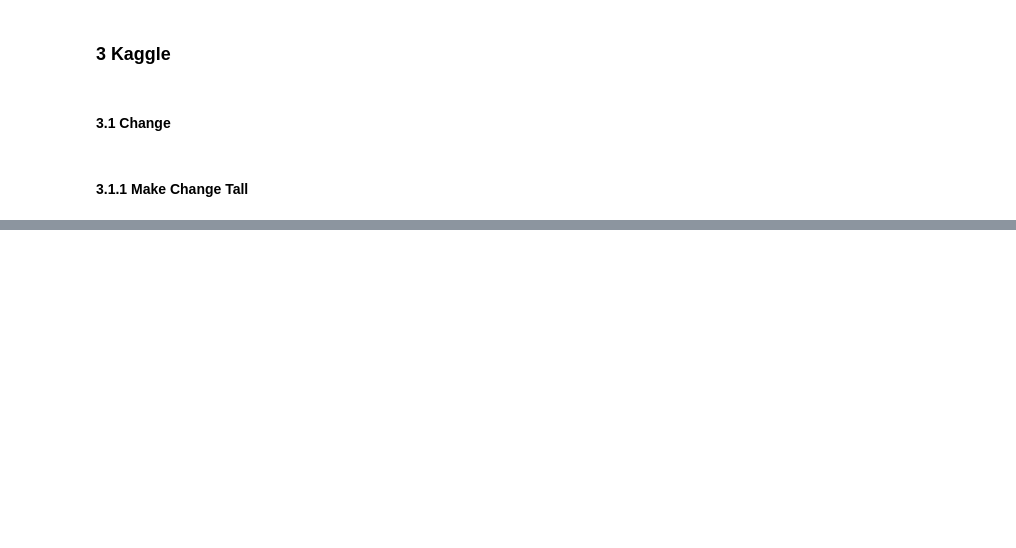
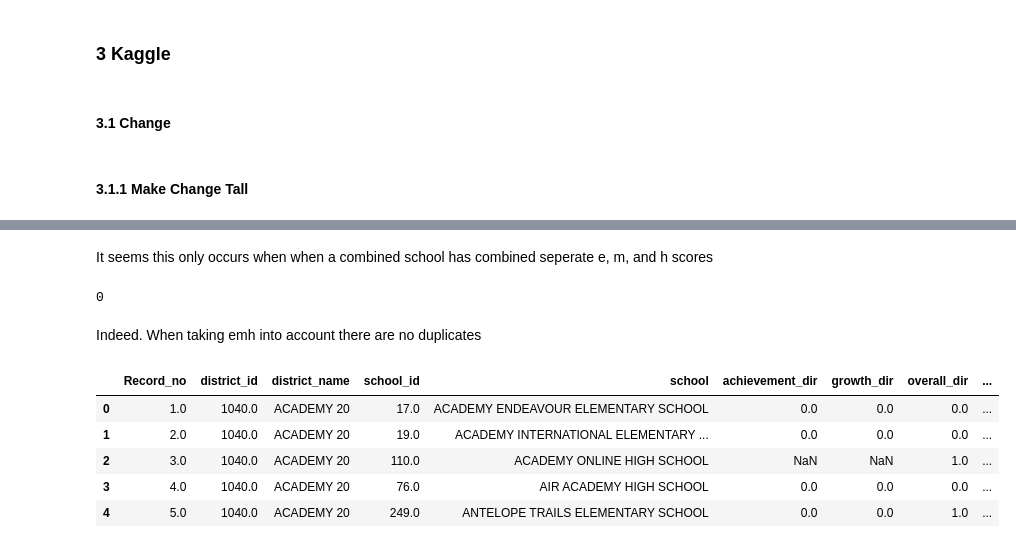
Before and after one commit to clewis53/CaeleyLewis-Capstone2-StoryOfColoradoEducation, a Jupyter notebook: notebooks/0.2-EDA.ipynb, the cells around one changed output, grey strips where cells are left out. Cells and saved outputs as stored; diff of their text form; code cells hidden in the pictures; blank space fills up the shorter version.

```diff
--- a/notebooks/0.2-EDA.ipynb
+++ b/notebooks/0.2-EDA.ipynb
@@ -682,0 +742,18 @@ memory usage: 130.2+ KB
+# %% [markdown]
+It seems this only occurs when when a combined school has combined seperate e, m, and h scores
+# %%
+change_2010[['school_id', 'emh']].duplicated().sum()
+# %% [output]
+0
+# %% [markdown]
+Indeed. When taking emh into account there are no duplicates
+# %%
+change_2012 = pd.read_csv('../data/interim/kaggle/1YR_3YR_change2012.csv')
+change_2012.head()
+# %% [output]
+|  | Record_no | district_id | district_name | school_id | school | achievement_dir | growth_dir | overall_dir | ... |
+| 0 | 1.0 | 1040.0 | ACADEMY 20 | 17.0 | ACADEMY ENDEAVOUR ELEMENTARY SCHOOL | 0.0 | 0.0 | 0.0 | ... |
+| 1 | 2.0 | 1040.0 | ACADEMY 20 | 19.0 | ACADEMY INTERNATIONAL ELEMENTARY ... | 0.0 | 0.0 | 0.0 | ... |
+| 2 | 3.0 | 1040.0 | ACADEMY 20 | 110.0 | ACADEMY ONLINE HIGH SCHOOL | NaN | NaN | 1.0 | ... |
+| 3 | 4.0 | 1040.0 | ACADEMY 20 | 76.0 | AIR ACADEMY HIGH SCHOOL | 0.0 | 0.0 | 0.0 | ... |
+| 4 | 5.0 | 1040.0 | ACADEMY 20 | 249.0 | ANTELOPE TRAILS ELEMENTARY SCHOOL | 0.0 | 0.0 | 1.0 | ... |
```
Also changed, not shown: parts of 24 cells of this notebook, 8 other files.
